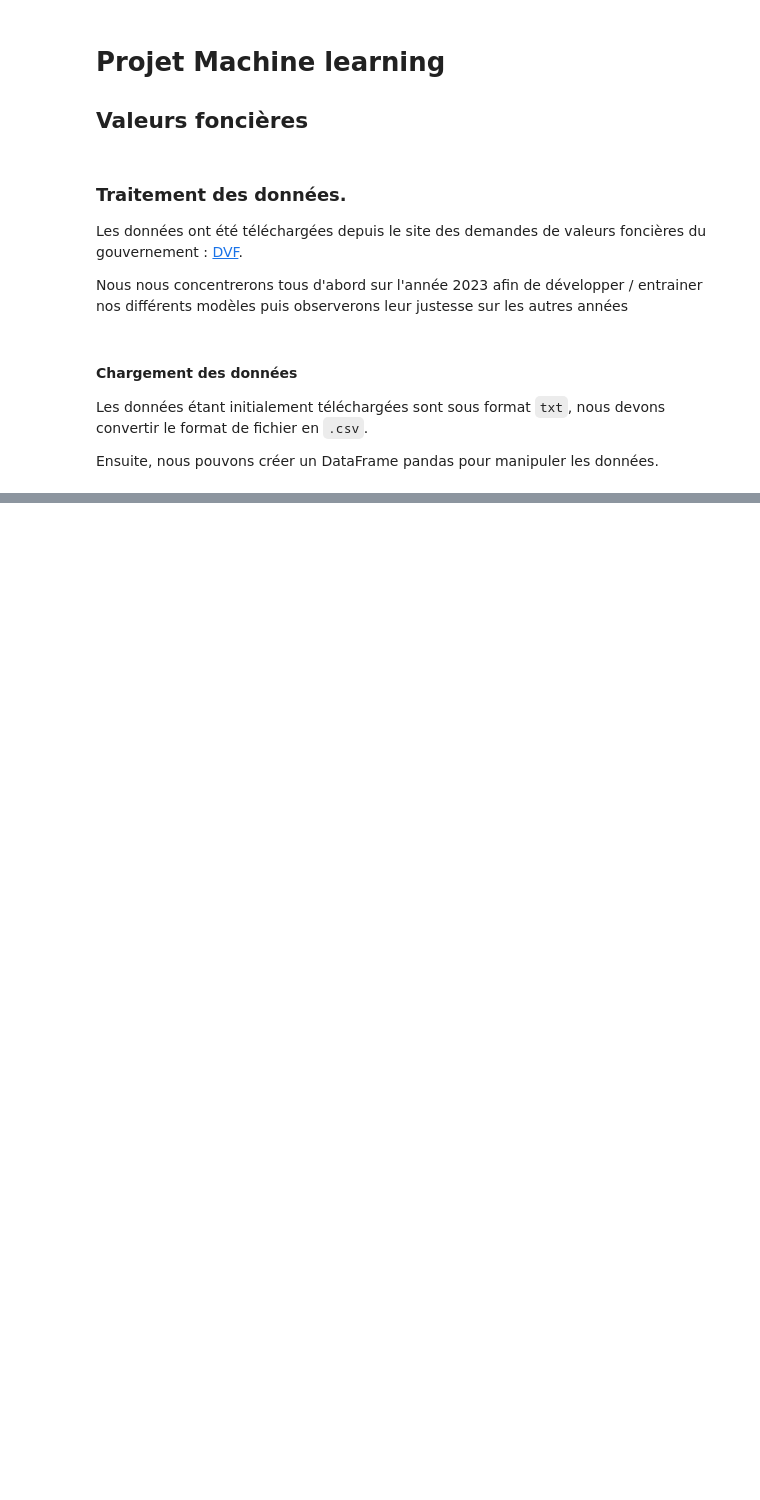
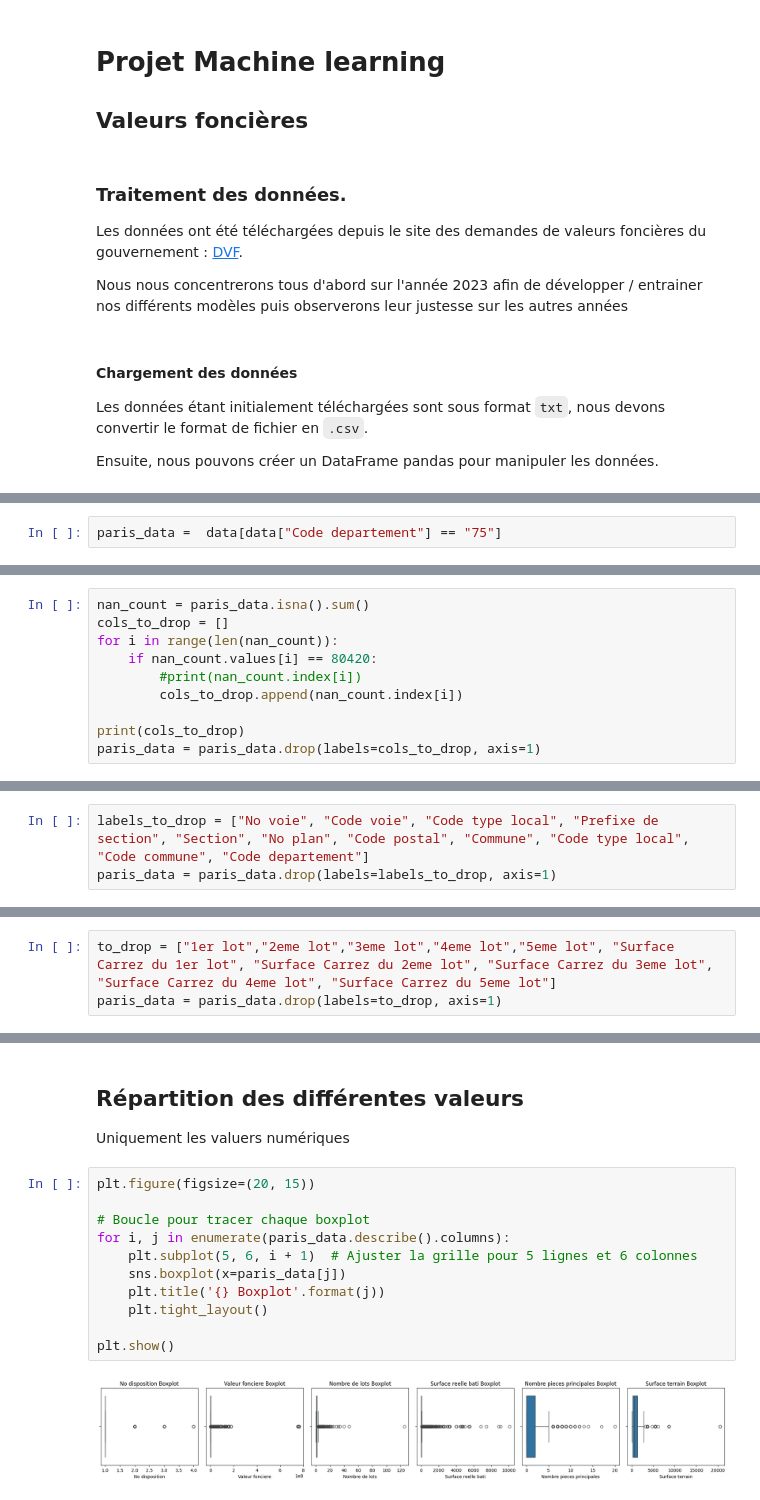
Before and after one commit to RicoAlv16/DVF_app, a Jupyter notebook: src/notebook.ipynb, the cells around one changed output, grey strips where cells are left out. Drawn from its saved outputs; the diff is of its cells as text; blank space fills up the shorter version.

Commit message:
focus on paris data

```diff
--- a/src/notebook.ipynb
+++ b/src/notebook.ipynb
@@ -136,0 +30,2 @@ data = data[data.duplicated(keep=False)]
+# %%
+paris_data =  data[data["Code departement"] == "75"]
@@ -136,0 +107,10 @@ data = data[data.duplicated(keep=False)]
+# %%
+nan_count = paris_data.isna().sum()
+cols_to_drop = []
+for i in range(len(nan_count)):
+	if nan_count.values[i] == 80420:
+		#print(nan_count.index[i])
+		cols_to_drop.append(nan_count.index[i])
+
+print(cols_to_drop)
+paris_data = paris_data.drop(labels=cols_to_drop, axis=1)
@@ -136,0 +130,3 @@ data = data[data.duplicated(keep=False)]
+# %%
+labels_to_drop = ["No voie", "Code voie", "Code type local", "Prefixe de section", "Section", "No plan", "Code postal", "Commune", "Code type local", "Code commune", "Code departement"]
+paris_data = paris_data.drop(labels=labels_to_drop, axis=1)
@@ -136,0 +135,3 @@ data = data[data.duplicated(keep=False)]
+# %%
+to_drop = ["1er lot","2eme lot","3eme lot","4eme lot","5eme lot", "Surface Carrez du 1er lot", "Surface Carrez du 2eme lot", "Surface Carrez du 3eme lot", "Surface Carrez du 4eme lot", "Surface Carrez du 5eme lot"]
+paris_data = paris_data.drop(labels=to_drop, axis=1)
@@ -136,0 +152,16 @@ data = data[data.duplicated(keep=False)]
+# %% [markdown]
+## Répartition des différentes valeurs
+Uniquement les valuers numériques
+# %%
+plt.figure(figsize=(20, 15))
+
+# Boucle pour tracer chaque boxplot
+for i, j in enumerate(paris_data.describe().columns):
+    plt.subplot(5, 6, i + 1)  # Ajuster la grille pour 5 lignes et 6 colonnes
+    sns.boxplot(x=paris_data[j])
+    plt.title('{} Boxplot'.format(j))
+    plt.tight_layout()
+
+plt.show()
+# %% [output]
+[figure, added]
```
Also changed, not shown: parts of 50 cells of this notebook, 1 other file.
